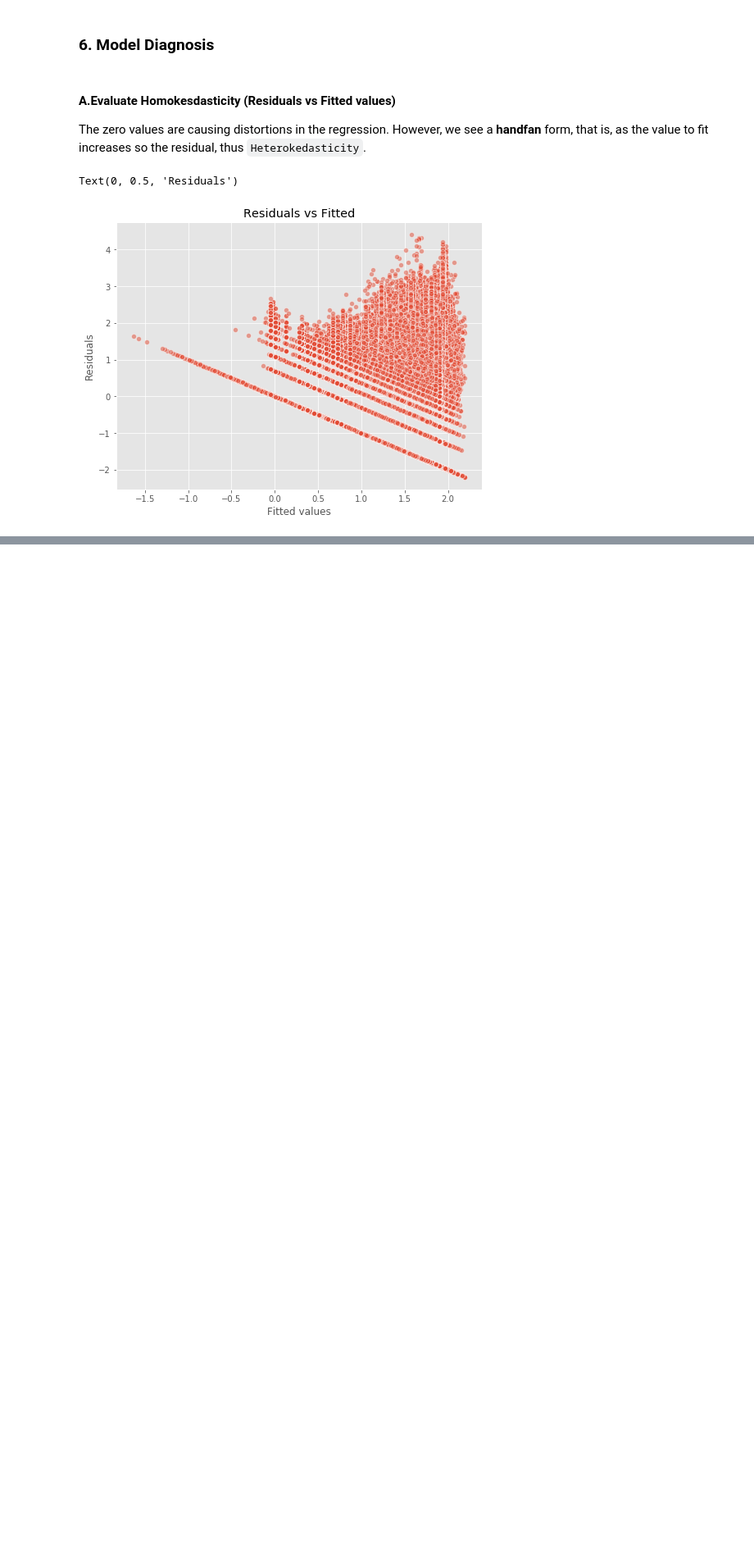
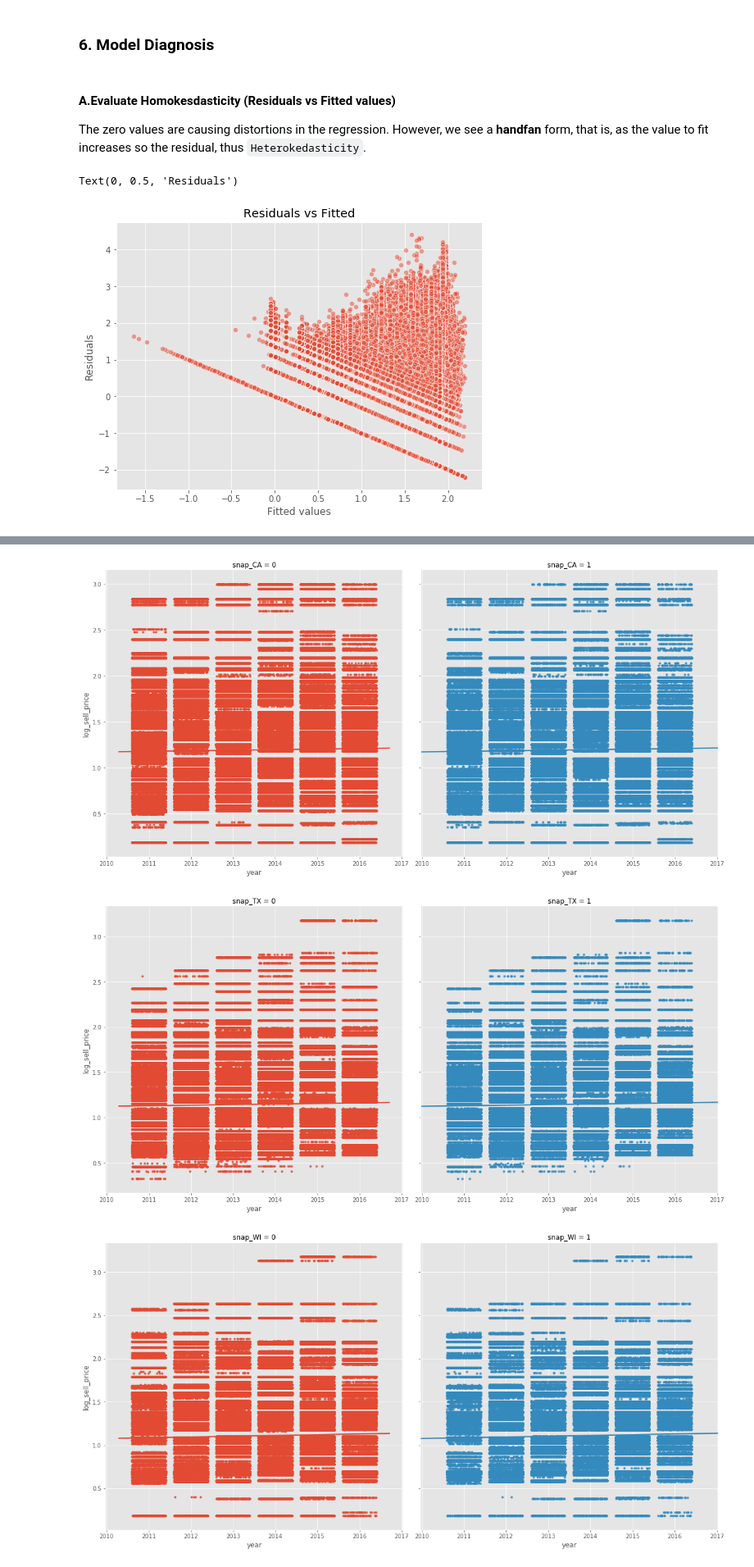
Before and after one commit to TremaMiguel/KaggleCompetitions, a Jupyter notebook: M5_Forecasting/notebooks/M5_Forecasting_CDA.ipynb, the cells around one changed output, grey strips where cells are left out. Shown at 82% size. Cells and saved outputs as stored; diff of their text form; code cells hidden in the pictures; blank space fills up the shorter version.

```diff
--- a/M5_Forecasting/notebooks/M5_Forecasting_CDA.ipynb
+++ b/M5_Forecasting/notebooks/M5_Forecasting_CDA.ipynb
@@ -462,0 +555,12 @@ plt.show()
+# %%
+for i in iterables:
+    state, snap = i
+    formula = (f'sales_day_yj ~ year*C({snap})')
+    model = smf.ols(formula=formula, data=dt_reg[dt_reg[state]==1]).fit()
+    print(f"Model for {state}",
+          "\n",
+          "-----------------------------------------------------------",
+          "\n",
+          model.summary(),
+          "\n",
+          "-----------------------------------------------------------")
@@ -462,0 +589,21 @@ plt.show()
+# %%
+dt_reg['log_sell_price'] = np.log(dt_reg.sell_price + 1)
+
+for i in iterables:
+    state, snap = i
+    sns.lmplot(x='year',
+               y='log_sell_price',
+               data=dt_reg[dt_reg[state]==1],
+               hue=snap,
+               col=snap,
+               height=8,
+               scatter_kws={"s": 10},
+               x_jitter=.15,
+               y_jitter=.05)
+
+plt.tight_layout(1)
+plt.show()
+# %% [output]
+[figure, added]
+[figure, added]
+[figure, added]
```
Also changed, not shown: parts of 20 cells of this notebook.
